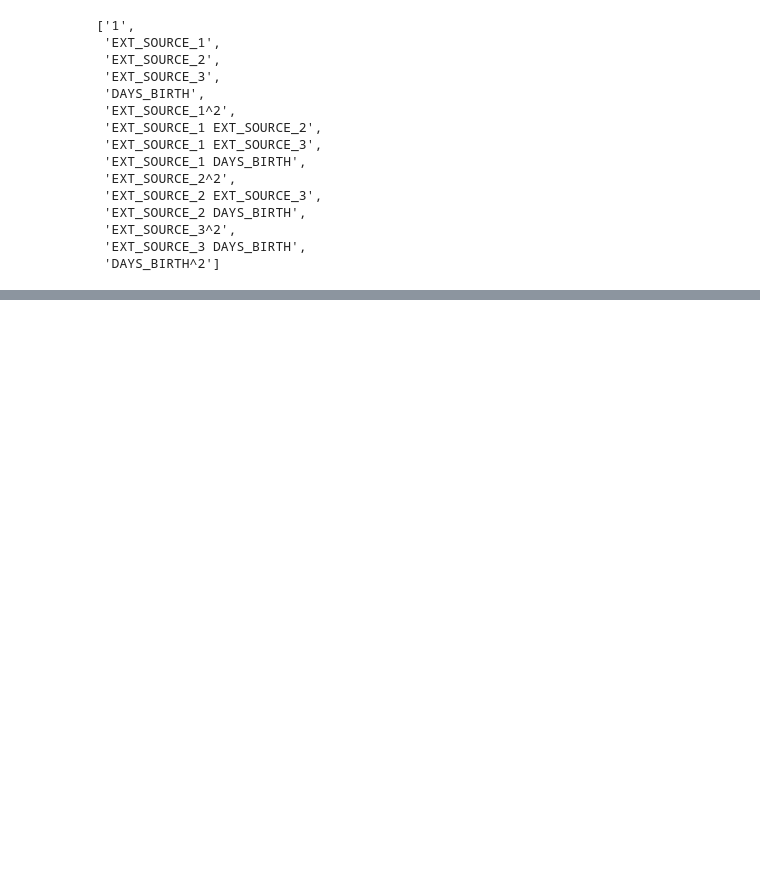
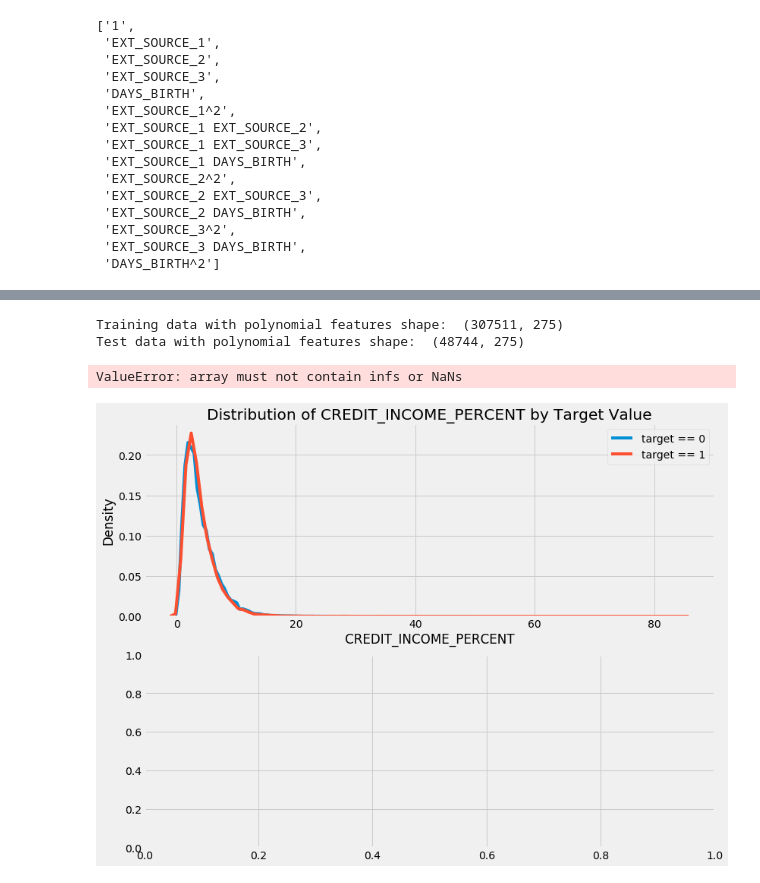
Before and after one commit to uratatsu/Home-Credit-Default-Risk, a Jupyter notebook: A Gentale introduction.ipynb, the cells around one changed output, grey strips where cells are left out. Saved outputs shown, nothing was run; the diff lists cells and outputs as text; code cells hidden in the pictures; blank space fills up the shorter version.

```diff
--- a/A Gentale introduction.ipynb
+++ b/A Gentale introduction.ipynb
@@ -443,0 +474,53 @@ poly_transformer.get_feature_names(input_features = ['EXT_SOURCE_1', 'EXT_SOURCE
+# %%
+poly_features_test = pd.DataFrame(poly_features_test,
+                                  columns = poly_transformer.get_feature_names
+                                  (['EXT_SOURCE_1', 'EXT_SOURCE_2',
+                                    'EXT_SOURCE_3', 'DAYS_BIRTH']))
+
+#マージ
+poly_features['SK_ID_CURR'] = app_train['SK_ID_CURR']
+app_train_poly = app_train.merge(poly_features, on = 'SK_ID_CURR',how = 'left')
+poly_features_test['SK_ID_CURR'] = app_test['SK_ID_CURR']
+app_test_poly = app_test.merge(poly_features_test, on = 'SK_ID_CURR', how = 'left')
+
+#揃える
+app_train_poly, app_test_poly = app_train_poly.align(app_test_poly, join = 'inner', axis =1)
+
+print('Training data with polynomial features shape: ', app_train_poly.shape)
+print('Test data with polynomial features shape: ',app_test_poly.shape)
+# %% [output]
+Training data with polynomial features shape:  (307511, 275)
+Test data with polynomial features shape:  (48744, 275)
+# %%
+app_train_domain = app_train.copy()
+app_test_domain = app_test.copy()
+
+app_train_domain['CREDIT_INCOME_PERCENT'] = app_train_domain['AMT_CREDIT'] / app_train_domain['AMT_INCOME_TOTAL']
+app_train_domain['ANNUITY_INCOME_PERCENT'] = app_train_domain['AMT_ANNUITY'] / app_train_domain['AMT_INCOME_TOTAL']
+app_train_domain['CREDIT_TERM'] = app_train_domain['AMT_ANNUITY'] / app_train_domain['AMT_CREDIT']
+app_train_domain['DAYS_EMPLOYED_PERCENT'] = app_train_domain['DAYS_EMPLOYED'] / app_train_domain['DAYS_BIRTH']
+
+app_test_domain['CREDIT_INCOME_PERCENT'] = app_test_domain['AMT_CREDIT'] / app_test_domain['AMT_INCOME_TOTAL']
+app_test_domain['ANNUITY_INCOME_PERCENT'] = app_test_domain['AMT_ANNUITY'] / app_test_domain['AMT_INCOME_TOTAL']
+app_test_domain['CREDIT_TERM'] = app_test_domain['AMT_ANNUITY'] / app_test_domain['AMT_CREDIT']
+app_test_domain['DAYS_EMPLOYED_PERCENT'] = app_test_domain['DAYS_EMPLOYED'] / app_test_domain['DAYS_BIRTH']
+# %%
+plt.figure(figsize = (12, 20))
+# iterate through the new features
+for i, feature in enumerate(['CREDIT_INCOME_PERCENT', 'ANNUITY_INCOME_PERCENT', 'CREDIT_TERM', 'DAYS_EMPLOYED_PERCENT']):
+
+    # create a new subplot for each source
+    plt.subplot(4, 1, i + 1)
+    # plot repaid loans
+    sns.kdeplot(app_train_domain.loc[app_train_domain['TARGET'] == 0, feature], label = 'target == 0')
+    # plot loans that were not repaid
+    sns.kdeplot(app_train_domain.loc[app_train_domain['TARGET'] == 1, feature], label = 'target == 1')
+
+    # Label the plots
+    plt.title('Distribution of %s by Target Value' % feature)
+    plt.xlabel('%s' % feature); plt.ylabel('Density');
+
+plt.tight_layout(h_pad = 2.5)
+# %% [output]
+ValueError: array must not contain infs or NaNs
+[figure, added]
```
Also changed, not shown: parts of 25 cells of this notebook.
